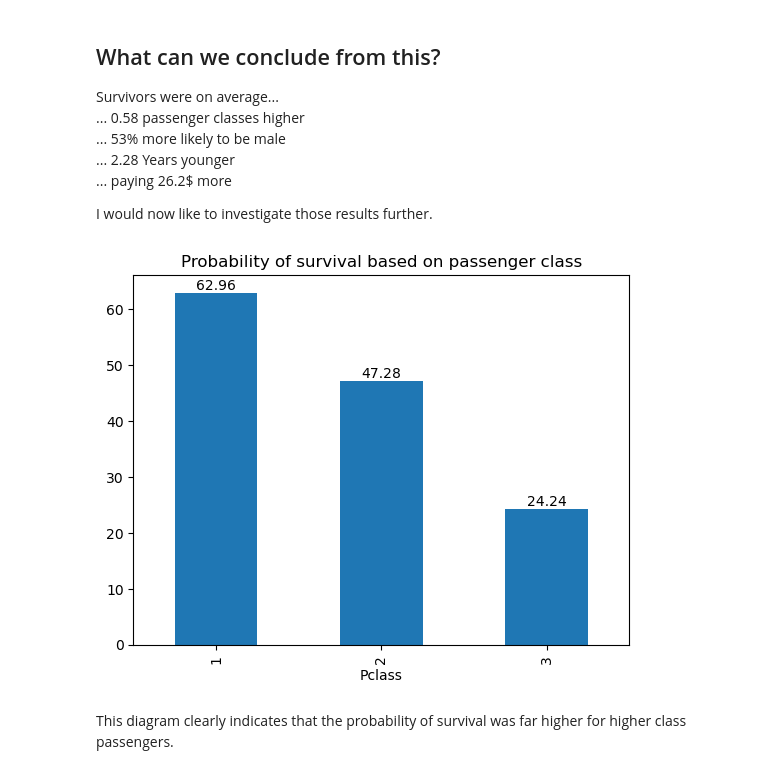
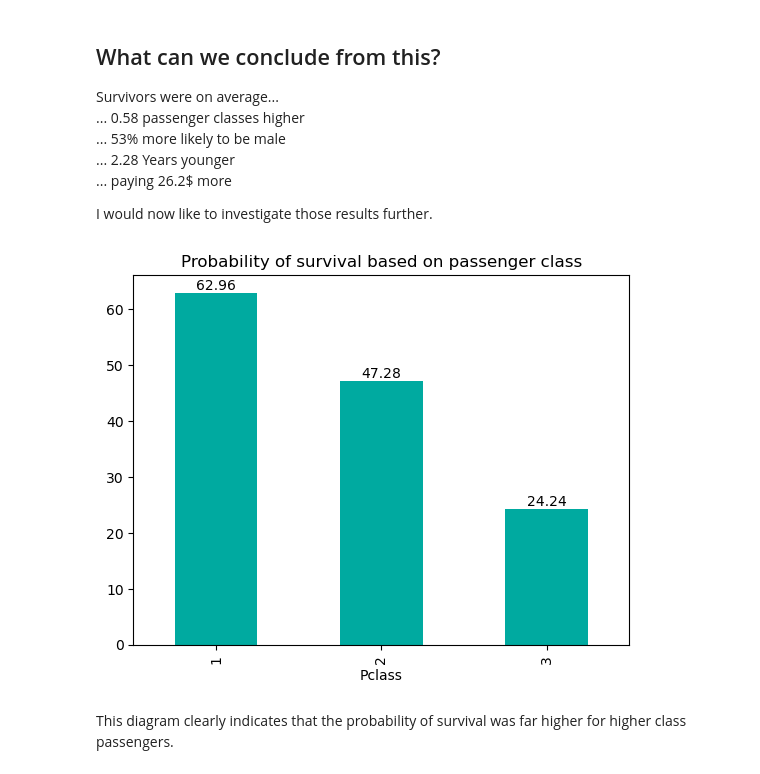
Before and after one commit to dhbw-ma-ppp/ppp-2023, a Jupyter notebook: Exercises/JohannesLingk/exercises_08.ipynb, the cells around one changed output. Cells and saved outputs as stored; diff of their text form; code cells hidden in the pictures.

```diff
--- a/Exercises/JohannesLingk/exercises_08.ipynb
+++ b/Exercises/JohannesLingk/exercises_08.ipynb
@@ -123,11 +124,11 @@ Survivors were on average... \
 I would now like to investigate those results further.
 # %%
 temp_data = titanic_data.groupby("Pclass").mean("Survived")["Survived"]
-temp_plot = temp_data.mul(100).round(2).plot(kind="bar", title="Probability of survival based on passenger class")
+temp_plot = temp_data.mul(100).round(2).plot(color="#00AAA0", kind="bar", title="Probability of survival based on passenger class")
 temp_plot.bar_label(temp_plot.containers[0])
 pass
 # %% [output]
-[figure, old version]
+[figure, new version]
 # %% [markdown]
 This diagram clearly indicates that the probability of survival was far higher for higher class passengers.
 # %%
```
Also changed, not shown: parts of 9 cells of this notebook, 2 other files.
